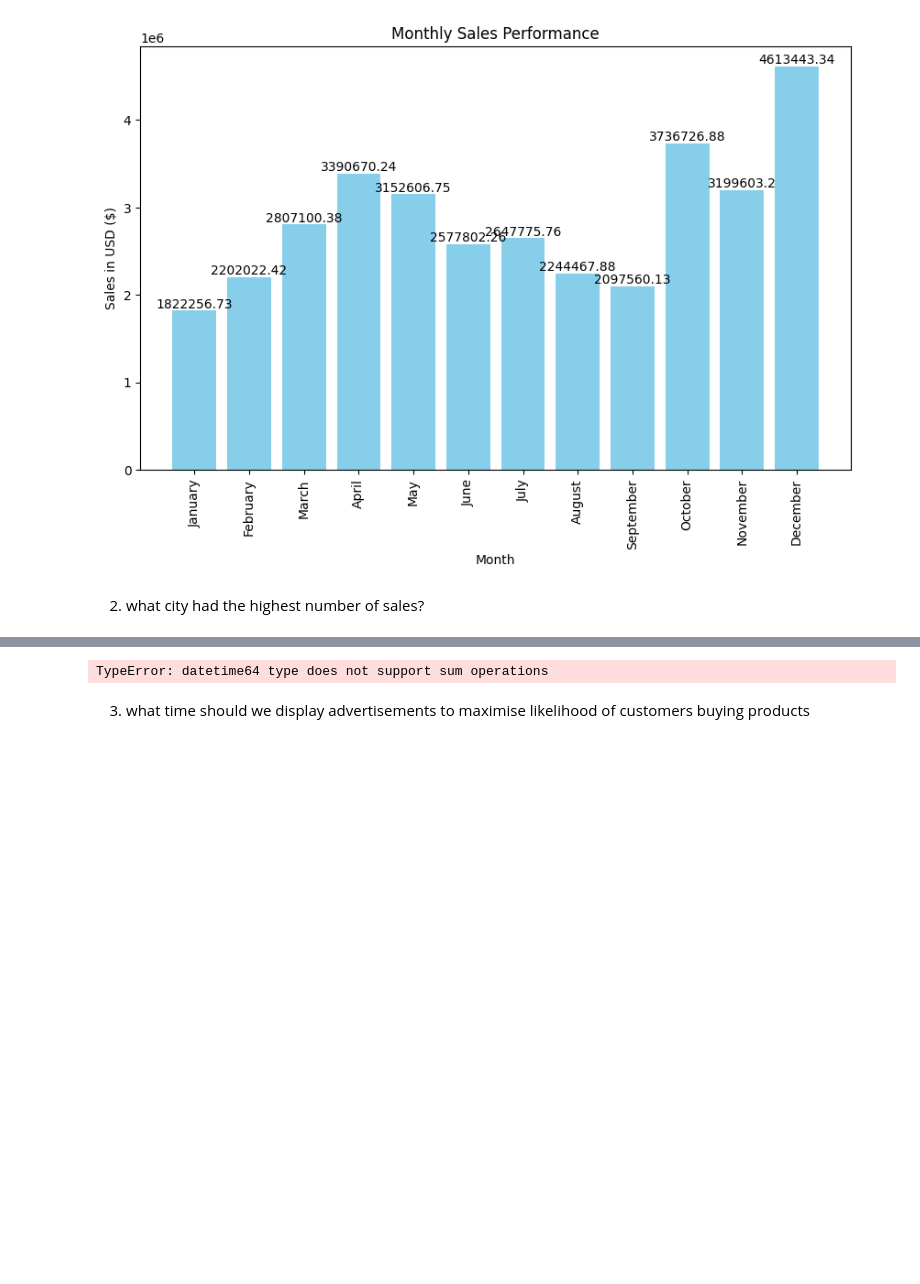
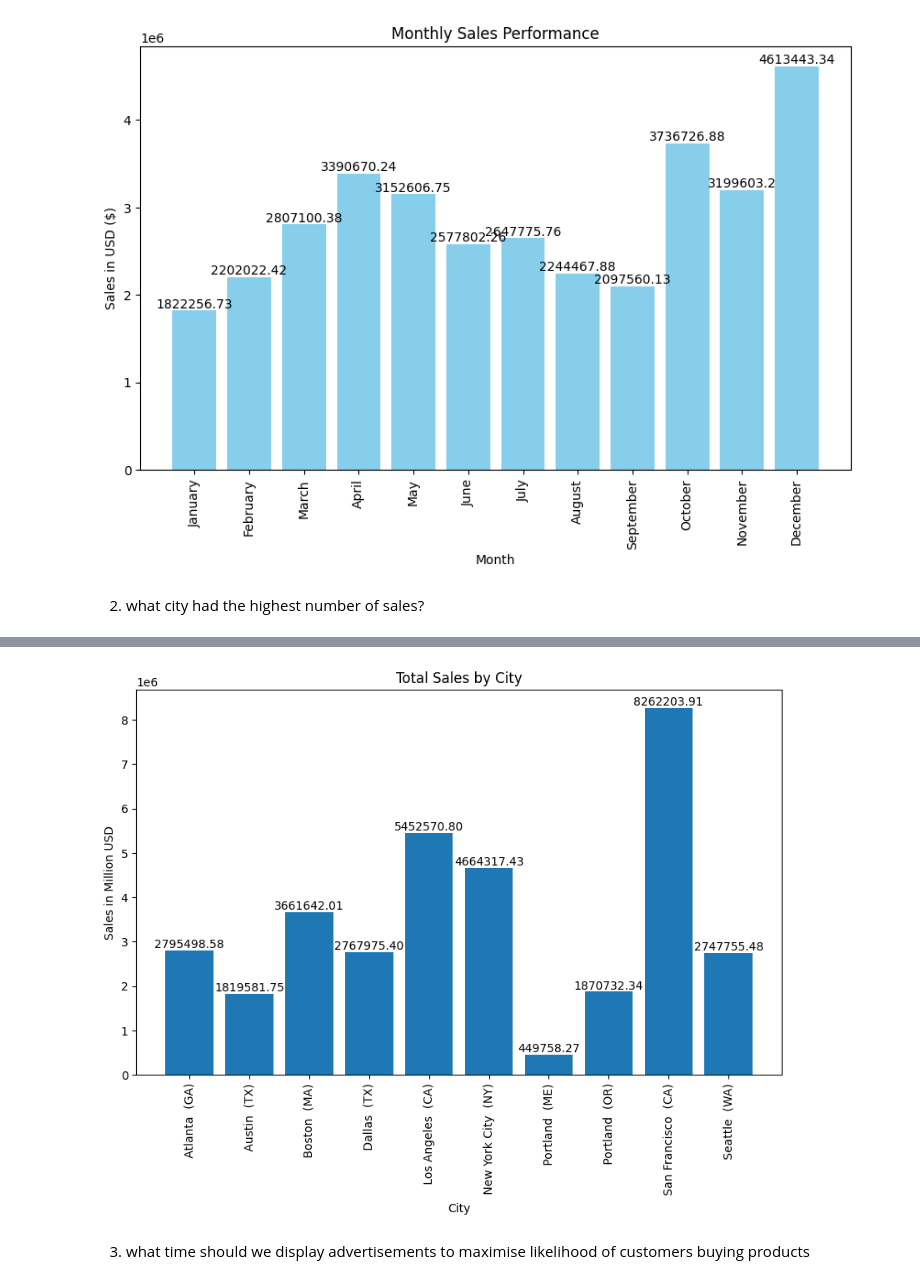
Before and after one commit to HarryBoy127/best-buy-sales-analysis, a Jupyter notebook: notebook/sale_analysis.ipynb, the cells around one changed output, grey strips where cells are left out. Drawn from its saved outputs; the diff is of its cells as text; code cells hidden in the pictures; blank space fills up the shorter version.

```diff
--- a/notebook/sale_analysis.ipynb
+++ b/notebook/sale_analysis.ipynb
@@ -156,7 +172,7 @@ all_data.head()
 # %%
 import matplotlib.pyplot as plt
 # %%
-results = all_data.groupby('Month').sum()
+results = sales_clean.groupby('Month').sum()
 # %%
 # Month dictionary
 months_dict = {1: 'January', 2: 'February', 3: 'March', 4: 'April', 5: 'May', 6: 'June', 7: 'July', 8: 'August', 9: 'September', 10: 'October', 11: 'November', 12: 'December'}
@@ -223,33 +240,35 @@ results.head()
 # %%
 
 import matplotlib.pyplot as plt
 
 
 # Group the data by city and sum the sales figures
-city_sales = all_data.groupby('City').sum()
+city_sales = sales_clean.groupby('City').sum()
 
 # Extract cities and corresponding sales
 cities = city_sales.index
 sales = city_sales['Sales']
 
 # Plot sales by city
 plt.figure(figsize=(10, 6))  # Adjust size
 bars = plt.bar(cities, sales, color='skyblue')  # Use a specific color scheme
 
 # Adding data labels
 for bar in bars:
     yval = bar.get_height()
     plt.text(bar.get_x() + bar.get_width() / 2, yval, f'{yval:.2f}', ha='center', va='bottom')
 
 # Plot sales by city
 plt.bar(cities, sales)
 plt.ylabel('Sales in Million USD')
 plt.xlabel('City')
 plt.title('Total Sales by City')
 plt.xticks(rotation='vertical')  # Rotate x-axis labels for better readability
+
+plt.savefig('../docs/images/total_sales_by_city.png')
 plt.show()
 # %% [output]
-TypeError: datetime64 type does not support sum operations
+[figure, added]
 # %% [markdown]
 3) what time should we display advertisements to maximise likelihood of customers buying products
 # %%
```
Also changed, not shown: parts of 20 cells of this notebook, 9 other files.
